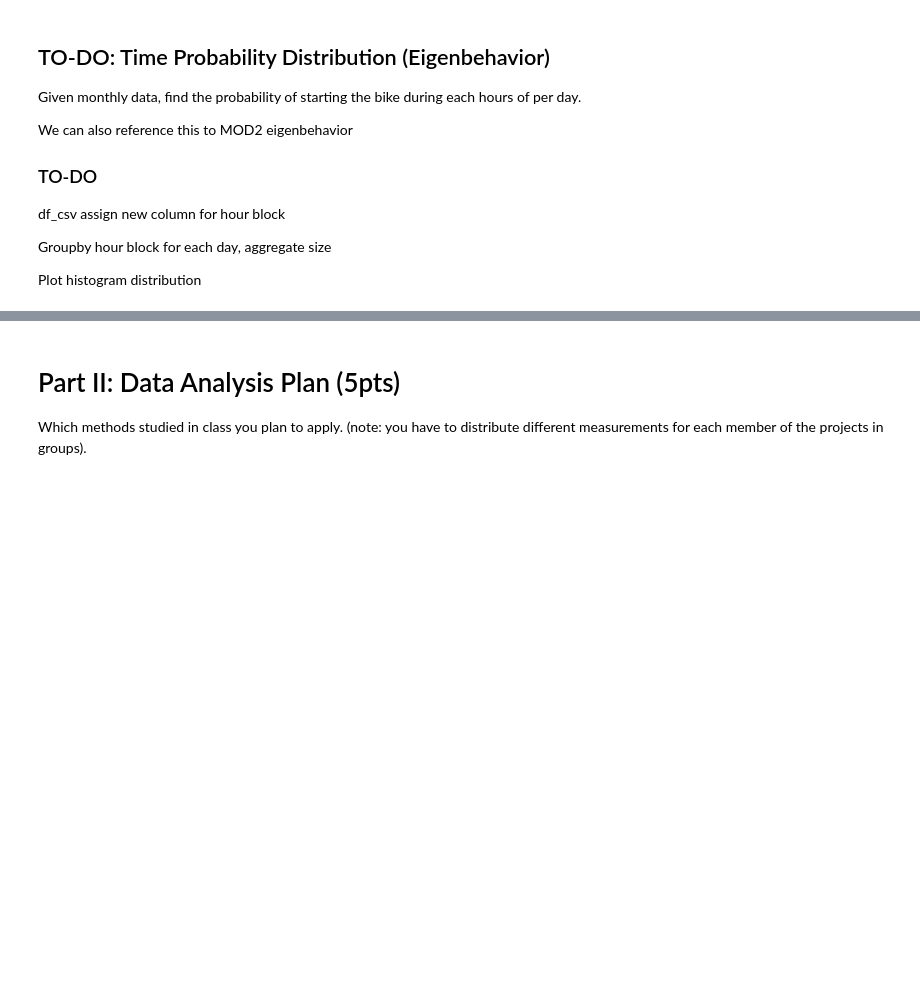
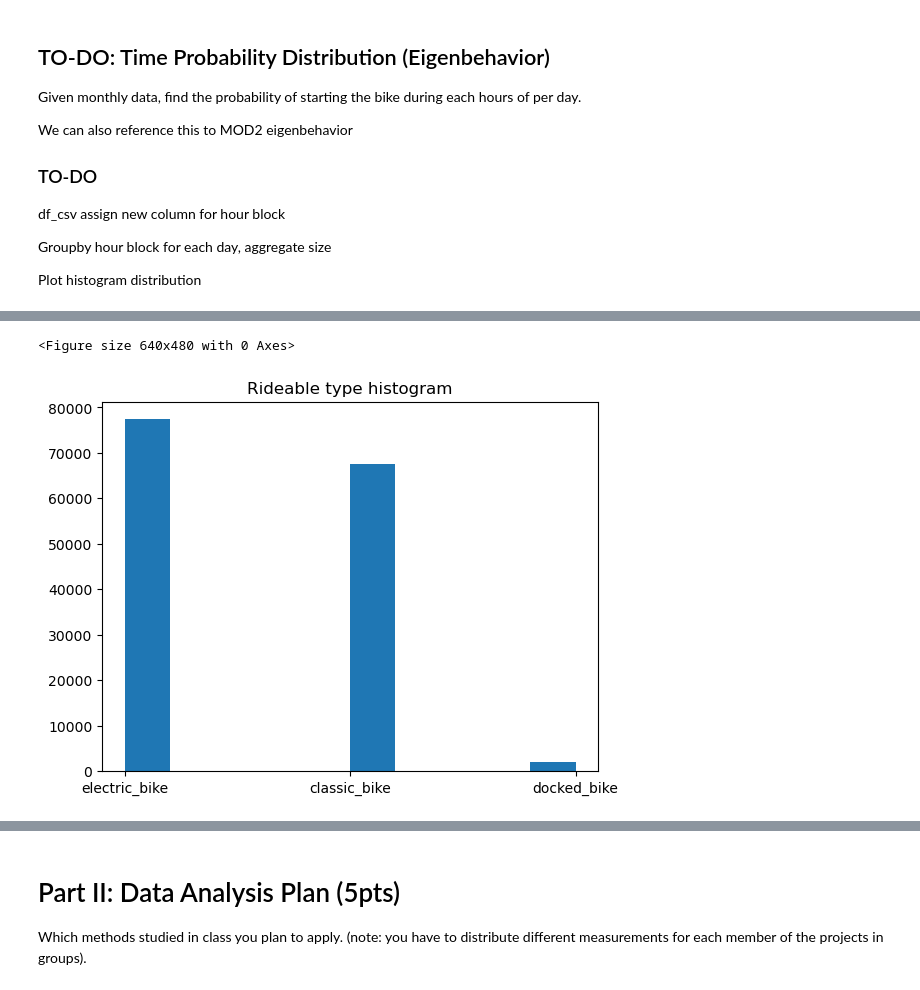
Before and after one commit to 6shun/Lyft-BayWheel, a Jupyter notebook: CE263_Project.ipynb, the cells around one changed output, grey strips where cells are left out. Cells and saved outputs as stored; diff of their text form; code cells hidden in the pictures; blank space fills up the shorter version.

```diff
--- a/CE263_Project.ipynb
+++ b/CE263_Project.ipynb
@@ -520,0 +594,10 @@ Plot histogram distribution
+# %%
+# Rideable Type
+fig = plt.figure()
+plt.hist(data['rideable_type'])
+plt.title('Rideable type histogram')
+plt.savefig('output/rideable_type_histogram.png')
+plt.show()
+# %% [output]
+<Figure size 640x480 with 0 Axes>
+[figure, added]
```
Also changed, not shown: parts of 27 cells of this notebook, 10 other files.
